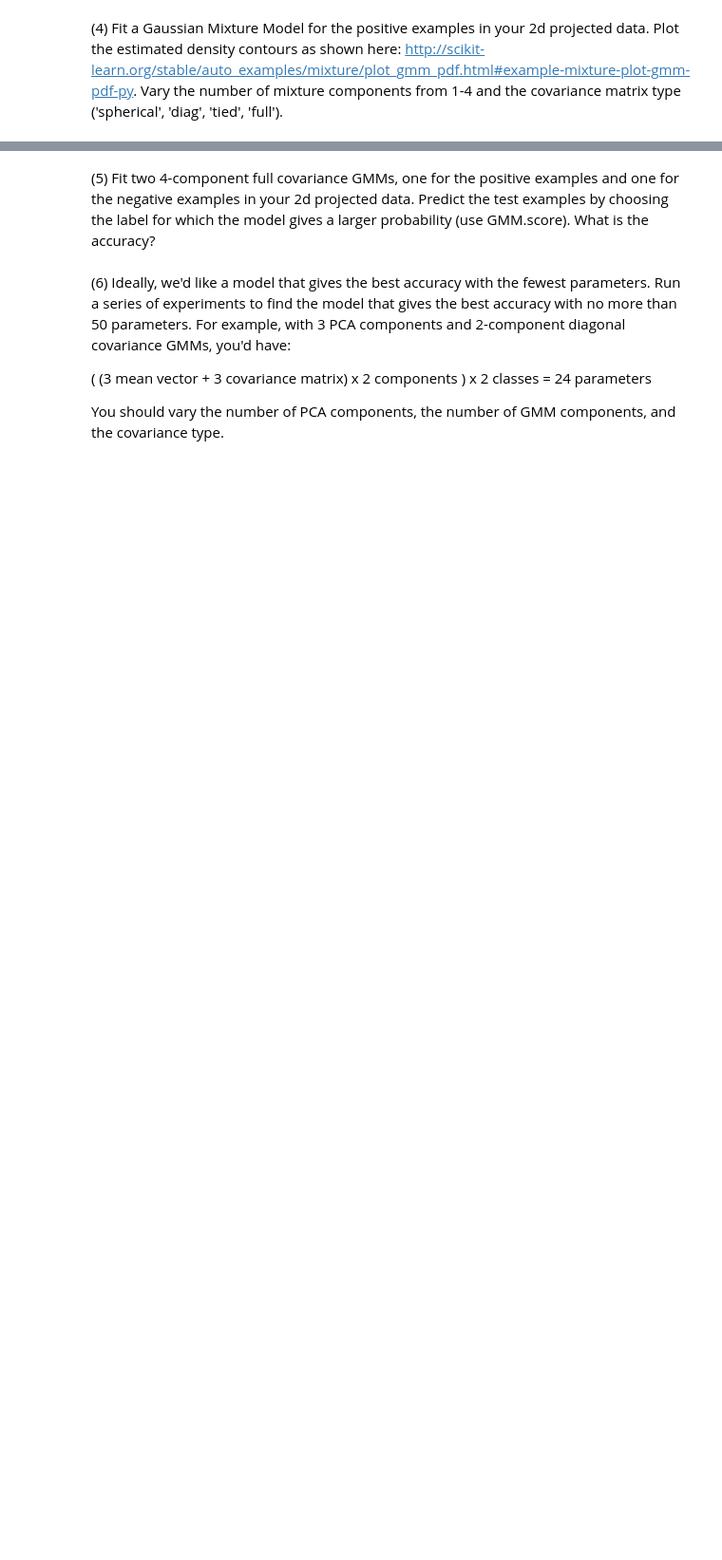
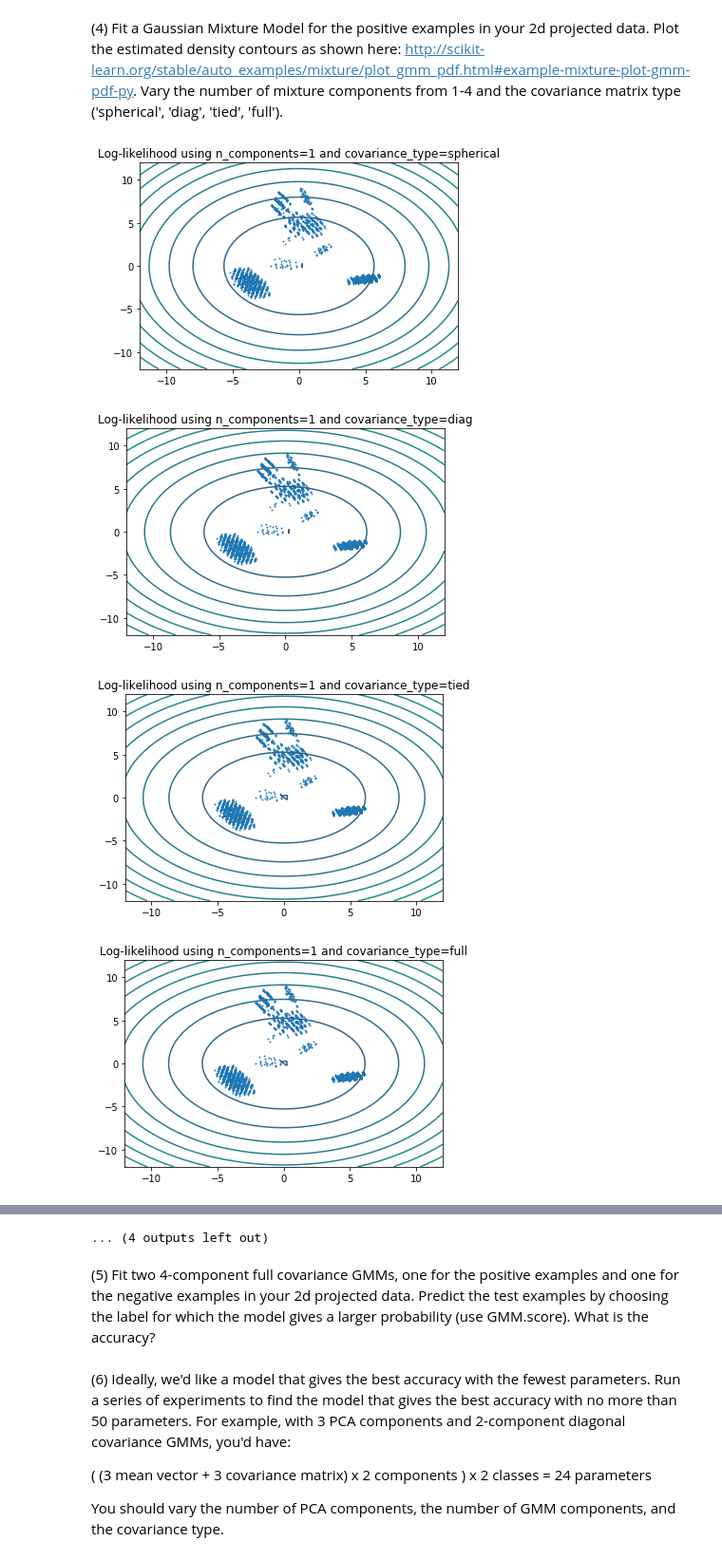
Before and after one commit to kevinhanna/W207_Projects, a Jupyter notebook: Kevin_Hanna_p3.ipynb, the cells around one changed output, grey strips where cells are left out. Shown at 95% size. Saved outputs shown, nothing was run; the diff lists cells and outputs as text; code cells hidden in the pictures; blank space fills up the shorter version.

```diff
--- a/Kevin_Hanna_p3.ipynb
+++ b/Kevin_Hanna_p3.ipynb
@@ -166,0 +172,56 @@ P3()
+# %%
+def P4():
+### STUDENT START ###
+
+    def plot_contour(clf):
+        # display predicted scores by the model as a contour plot
+        x = np.linspace(-12, 12)
+        y = np.linspace(-12, 12)
+        X, Y = np.meshgrid(x, y)
+        XX = np.array([X.ravel(), Y.ravel()]).T
+        Z = -clf.score_samples(XX)
+        Z = Z.reshape(X.shape)
+        L = np.linspace(np.min(Z), np.max(Z), 10)
+
+        plt.contour(X, Y, Z, norm=LogNorm(vmin=1.0, vmax=200.0), levels=L)
+        #     CB = plt.colorbar(CS, shrink=0.8, extend='both')
+
+        return
+
+
+    X = train_data[train_labels==1]
+    X_norm = StandardScaler().fit_transform(X)
+
+    k = 2
+    pca = PCA(n_components=k)
+    pca.fit(X_norm)
+
+    X_proj = pca.transform(X_norm)
+
+    mixture_components = [1,2,3,4]
+    mixture_types = ['spherical', 'diag', 'tied', 'full']
+
+    fig = plt.figure(figsize=(12, 12), dpi=120)
+#     fig.suptitle('KMeans on 1 Through 16 Clusters Using Projected to 2 Dimensions')
+
+    fig_idx = 0
+
+    for mix_comp in mixture_components:
+        for mix_type in mixture_types:
+            clf = GaussianMixture(n_components=mix_comp, covariance_type=mix_type)
+            clf.fit(X_proj)
+
+            plot_contour(clf)
+            plt.scatter(X_proj[:, 0], X_proj[:, 1], .8)
+
+            plt.title('Log-likelihood using n_components={} and covariance_type={}'.format(mix_comp, mix_type))
+    #     plt.axis('tight')
+            plt.show()
+### STUDENT END ###
+
+P4()
+# %% [output]
+[figure, added]
+[figure, added]
+[figure, added]
+[figure, added]
@@ -167,3 +236,4 @@ P3()
+... (4 outputs left out)
 # %% [markdown]
 (5) Fit two 4-component full covariance GMMs, one for the positive examples and one for the negative examples in your 2d projected data. Predict the test examples by choosing the label for which the model gives a larger probability (use GMM.score). What is the accuracy?
 # %%
```
Also changed, not shown: parts of 6 cells of this notebook.
